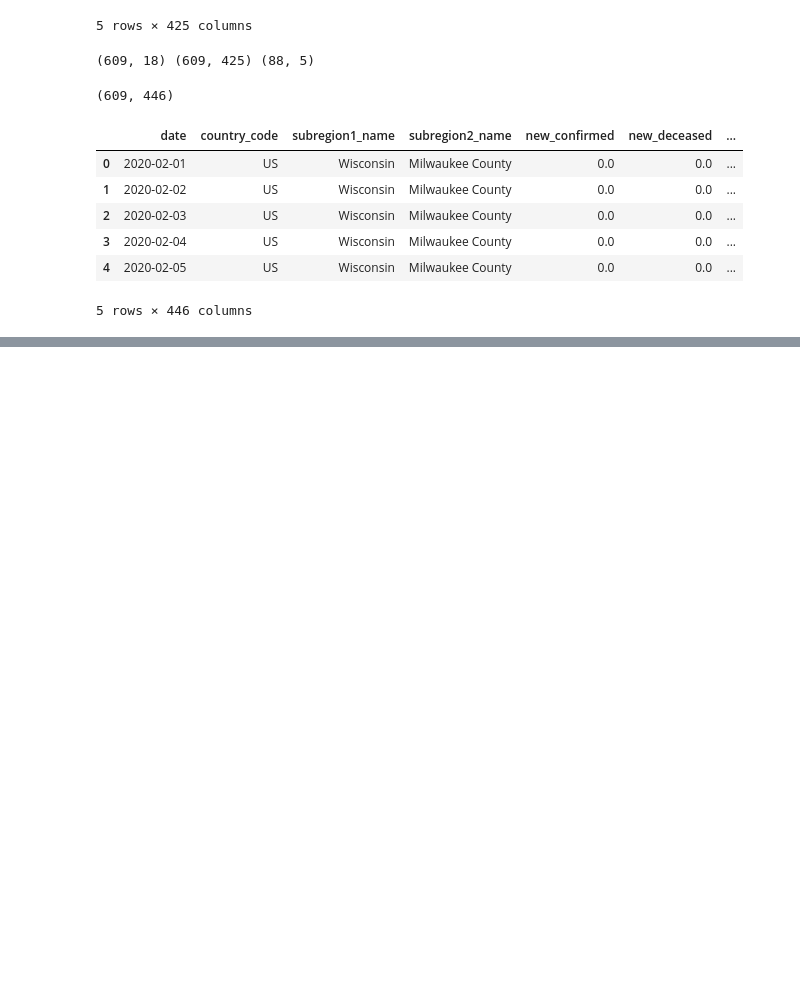
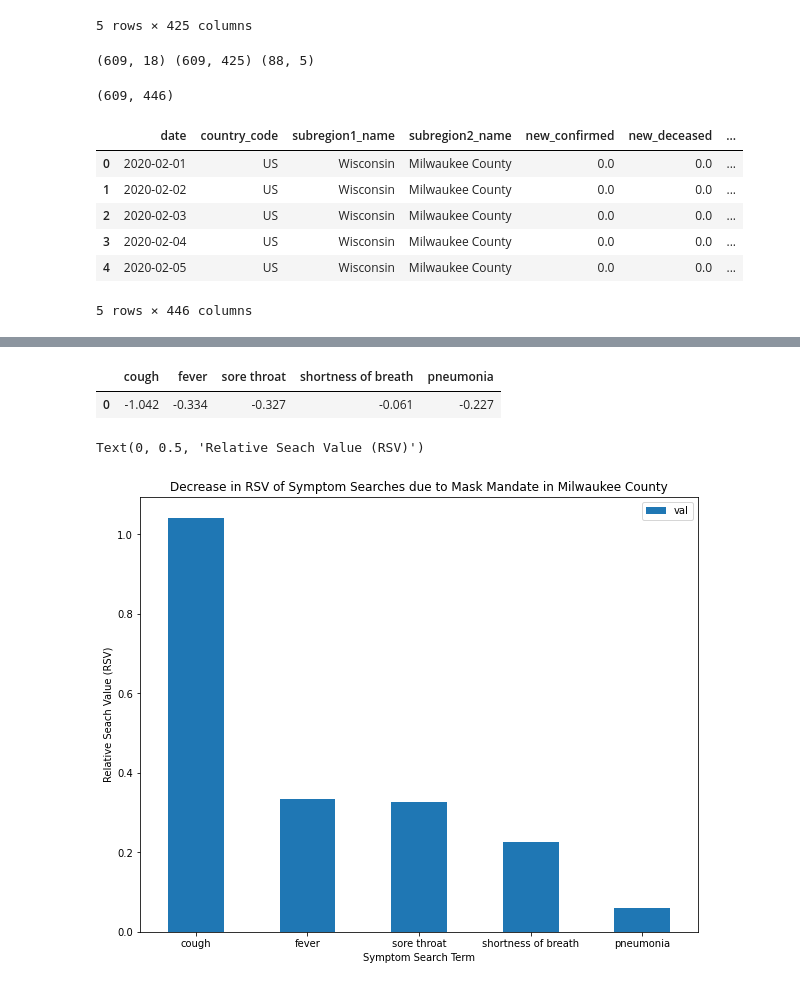
Before and after one commit to TharunKumarReddy5/data-512-project, a Jupyter notebook: DATA 512 Project.ipynb, the cells around one changed output, grey strips where cells are left out. Saved outputs shown, nothing was run; the diff lists cells and outputs as text; code cells hidden in the pictures; blank space fills up the shorter version.

```diff
--- a/DATA 512 Project.ipynb
+++ b/DATA 512 Project.ipynb
@@ -152,0 +246,4 @@ for i in top_symptoms:
+# %%
+mask_mandates_april_2020_aug_2021 = pd.read_csv("/content/drive/MyDrive/MS Admission/Washington/Human Centered Design/Project/archive/U.S._State_and_Territorial_Public_Mask_Mandates_From_April_10__2020_through_August_15__2021_by_County_by_Day.csv")
+df_control_trends = pd.read_csv('/content/drive/MyDrive/MS Admission/Washington/Human Centered Design/Project/data-512-project/US_NJ_34003.csv')
+df_control_mask = mask_mandates_april_2020_aug_2021[(mask_mandates_april_2020_aug_2021['County_Name'] == 'Bergen County') & (mask_mandates_april_2020_aug_2021['State_Tribe_Territory'] == 'NJ')]
@@ -152,0 +282,20 @@ for i in top_symptoms:
+# %%
+df_control_did = df_control_wave1.sample(n = 60).append(df_control_wave2.sample(n = 180)).append((df_control_wave3[df_control_wave3['date'] <= '2021-05-27']).sample(n = 40))
+#(df_control_wave1[df_control_wave1['date'] >= '2020-04-10']).append(df_control_wave2)
+df_treatment_did = df_treatment_wave1.sample(n = 60).append(df_treatment_wave2.sample(n = 180)).append((df_treatment_wave3[df_treatment_wave3['date'] <= '2021-05-27']).sample(n = 40))
+#(df_treatment_wave1[df_treatment_wave1['date'] >= '2020-04-10']).append(df_treatment_wave2)
+print(df_control_did.shape, df_treatment_did.shape)
+
+df_control_did['t'] = np.where((df_control_did['date'] >= '2020-08-01') & (df_control_did['date'] <= '2021-03-30') ,1, 0)
+df_control_did['g'] = 0
+df_treatment_did['t'] = np.where((df_treatment_did['date'] >= '2020-08-01') & (df_treatment_did['date'] <= '2021-03-30') ,1, 0)
+df_treatment_did['g'] = 1
+
+df_did = df_control_did.append(df_treatment_did)
+df_did['month'] = df_did['date'].dt.month
+df_did['year'] = df_did['date'].dt.year
+df_did = df_did.drop(["date", "mask_required"], axis = 1)
+df_did['gt'] = df_did['g']*df_did['t']
+df_did.reset_index(inplace = True)
+df_did = df_did.drop("index", axis = 1)
+df_did.head()
@@ -152,0 +320,25 @@ for i in top_symptoms:
+# %%
+def ols_regression(df, columns):
+  coeff = []
+  for i in columns:
+    did = sm.OLS(endog = df[i], exog = df[['g', 't', 'gt', 'year', 'month']]).fit()
+    coeff.append(round(did.params[2], 3))
+  return coeff
+# %%
+coeffs = ols_regression(df_did, top_symptoms)
+df_coeffs = pd.DataFrame(coeffs).T
+df_coeffs.columns = top_symptoms
+df_coeffs.head()
+# %% [output]
+|  | cough | fever | sore throat | shortness of breath | pneumonia |
+| 0 | -1.042 | -0.334 | -0.327 | -0.061 | -0.227 |
+# %%
+coeffs.sort(reverse=False)
+df = pd.DataFrame({'symptom':top_symptoms, 'val':list(map(abs, coeffs))})
+ax = df.plot.bar(x='symptom', y='val', rot=0, figsize=(10, 8))
+plt.title('Decrease in RSV of Symptom Searches due to Mask Mandate in Milwaukee County')
+plt.xlabel('Symptom Search Term')
+plt.ylabel('Relative Seach Value (RSV)')
+# %% [output]
+Text(0, 0.5, 'Relative Seach Value (RSV)')
+[figure, added]
```
Also changed, not shown: parts of 23 cells of this notebook, 26 other files.
